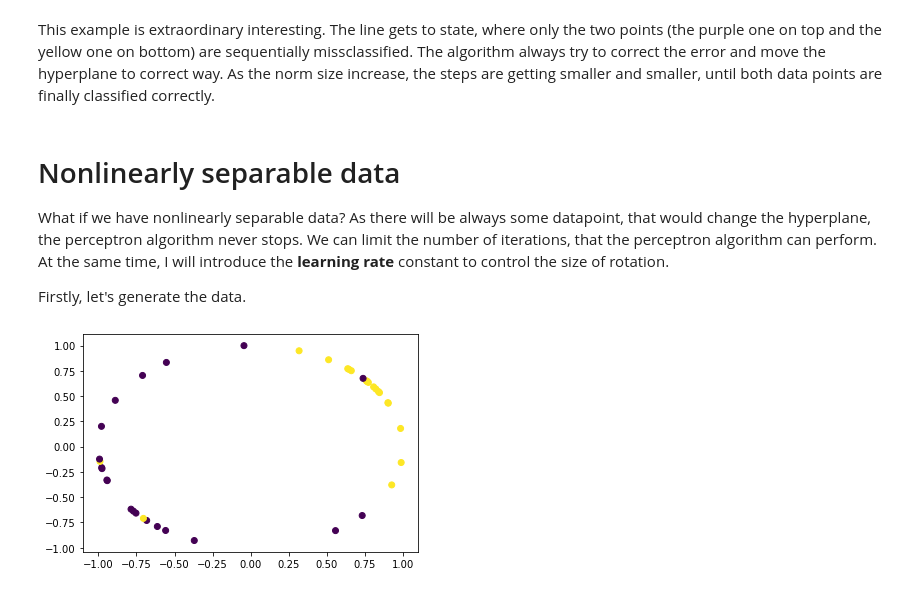
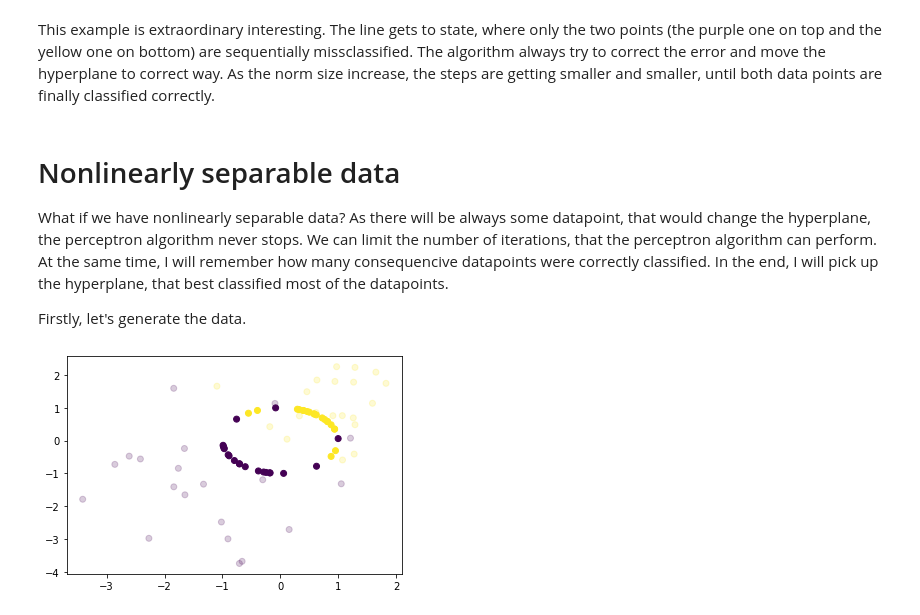
Before and after one commit to PatrikValkovic/neural-networks-step-by-step, a Jupyter notebook: 02-nonlinearly-separable-data.ipynb, the cells around one changed output. Saved outputs shown, nothing was run; the diff lists cells and outputs as text; code cells hidden in the pictures.

```diff
--- a/02-nonlinearly-separable-data.ipynb
+++ b/02-nonlinearly-separable-data.ipynb
@@ -119,19 +119,20 @@ This example is extraordinary interesting. The line gets to state, where only th
 # %% [markdown]
 # Nonlinearly separable data
 
-What if we have nonlinearly separable data? As there will be always some datapoint, that would change the hyperplane, the perceptron algorithm never stops. We can limit the number of iterations, that the perceptron algorithm can perform. At the same time, I will introduce the **learning rate** constant to control the size of rotation.
+What if we have nonlinearly separable data? As there will be always some datapoint, that would change the hyperplane, the perceptron algorithm never stops. We can limit the number of iterations, that the perceptron algorithm can perform. At the same time, I will remember how many consequencive datapoints were correctly classified. In the end, I will pick up the hyperplane, that best classified most of the datapoints.
 
 Firstly, let's generate the data.
 # %%
 data_orig, classes = sklearn.datasets.make_blobs(
     n_samples=40,
     n_features=2,
     centers=([-1, -1], [1, 1]),
     cluster_std=(1.4, 0.8),
-    random_state=49,
+    random_state=42,
 )
 data = sklearn.preprocessing.normalize(data_orig)
+plt.scatter(data_orig[:,0], data_orig[:,1], c=classes, alpha=0.2)
 plt.scatter(data[:,0], data[:,1], c=classes)
 plt.show()
 # %% [output]
-[figure, old version]
+[figure, new version]
```
Also changed, not shown: parts of 26 cells of this notebook, 1 other file.
